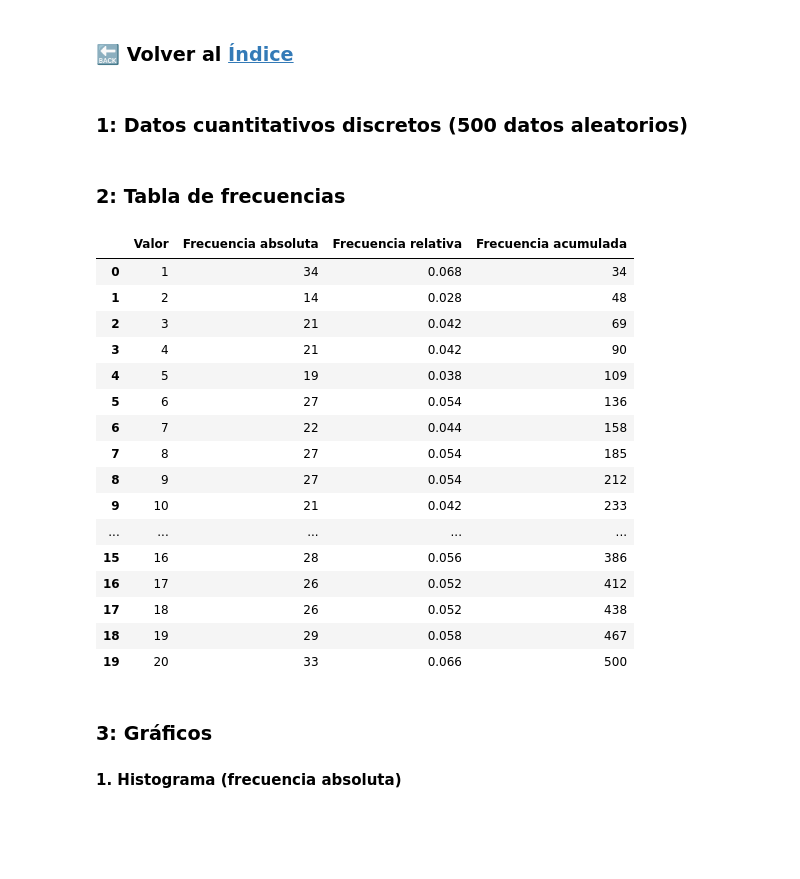
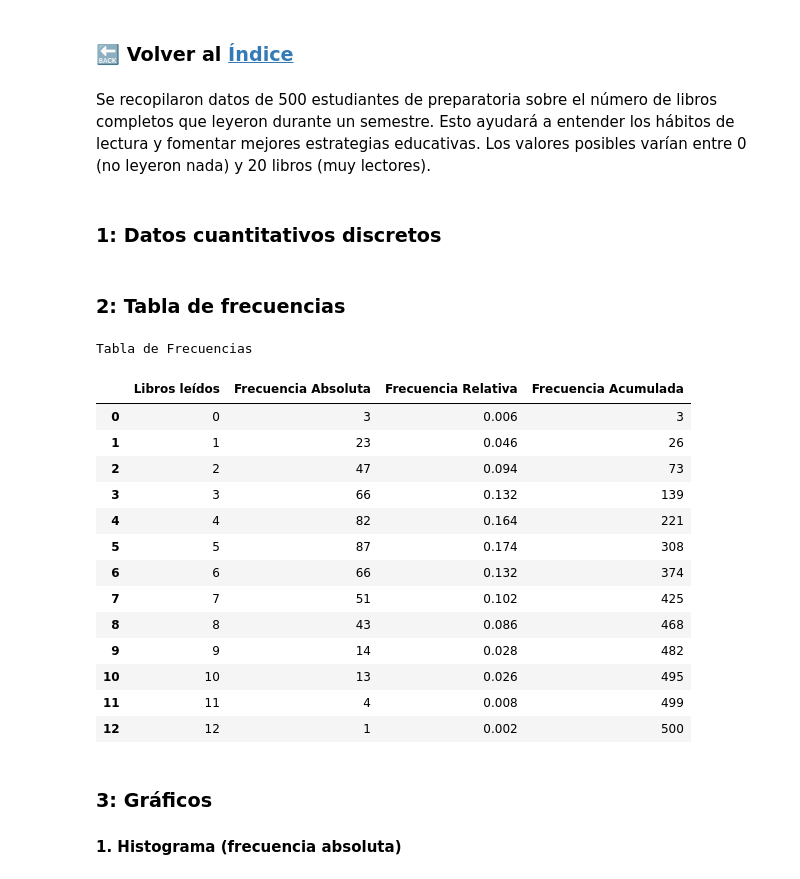
Before and after one commit to D1egoXD/Tablas_Frecuencias, a Jupyter notebook: cuantitativos_discretos.ipynb, the cells around one changed output. Saved outputs shown, nothing was run; the diff lists cells and outputs as text; code cells hidden in the pictures; blank space fills up the shorter version.

```diff
--- a/cuantitativos_discretos.ipynb
+++ b/cuantitativos_discretos.ipynb
@@ -1,48 +1,57 @@
 # %% [markdown]
 ### 🔙 Volver al [Índice](./Indice_Tablas_Frecuencias.ipynb)
+# %% [markdown]
+Se recopilaron datos de 500 estudiantes de preparatoria sobre el número de libros completos que leyeron durante un semestre. Esto ayudará a entender los hábitos de lectura y fomentar mejores estrategias educativas.
+Los valores posibles varían entre 0 (no leyeron nada) y 20 libros (muy lectores).
 # %% [markdown]
-### 1: Datos cuantitativos discretos (500 datos aleatorios)
+### 1: Datos cuantitativos discretos
 # %%
 import numpy as np
 import pandas as pd
 import matplotlib.pyplot as plt
 
-# Generar 500 datos aleatorios enteros entre 1 y 20 (puedes ajustar el rango)
-datos = np.random.randint(1, 21, size=500)
+# Configuración estética
+plt.style.use('ggplot')
+
+# Generar 500 datos aleatorios (número de libros leídos)
+np.random.seed(42)  # Para reproducibilidad
+datos = np.random.poisson(lam=5, size=500)  # Media ~5 libros
+datos = np.clip(datos, 0, 20)  # Limitar a entre 0 y 20 libros
 # %% [markdown]
 ### 2: Tabla de frecuencias
 # %%
+# Crear tabla de frecuencias
 tabla = pd.Series(datos).value_counts().sort_index()
 frecuencia_absoluta = tabla
-frecuencia_relativa = tabla / len(datos)
-frecuencia_acumulada = frecuencia_absoluta.cumsum()
+frecuencia_relativa = (tabla / tabla.sum()).round(4)
+frecuencia_acumulada = tabla.cumsum()
 
-df_frecuencias = pd.DataFrame({
-    'Valor': tabla.index,
-    'Frecuencia absoluta': frecuencia_absoluta.values,
-    'Frecuencia relativa': frecuencia_relativa.values,
-    'Frecuencia acumulada': frecuencia_acumulada.values
+# Mostrar tabla
+tabla_frecuencias = pd.DataFrame({
+    "Libros leídos": tabla.index,
+    "Frecuencia Absoluta": frecuencia_absoluta.values,
+    "Frecuencia Relativa": frecuencia_relativa.values,
+    "Frecuencia Acumulada": frecuencia_acumulada.values
 })
 
-df_frecuencias
+print("Tabla de Frecuencias")
+display(tabla_frecuencias)
 # %% [output]
+Tabla de Frecuencias
-|  | Valor | Frecuencia absoluta | Frecuencia relativa | Frecuencia acumulada |
-| 0 | 1 | 34 | 0.068 | 34 |
-| 1 | 2 | 14 | 0.028 | 48 |
-| 2 | 3 | 21 | 0.042 | 69 |
-| 3 | 4 | 21 | 0.042 | 90 |
-| 4 | 5 | 19 | 0.038 | 109 |
-| 5 | 6 | 27 | 0.054 | 136 |
-| 6 | 7 | 22 | 0.044 | 158 |
-| 7 | 8 | 27 | 0.054 | 185 |
-| 8 | 9 | 27 | 0.054 | 212 |
-| 9 | 10 | 21 | 0.042 | 233 |
-| ... | ... | ... | ... | ... |
-| 15 | 16 | 28 | 0.056 | 386 |
-| 16 | 17 | 26 | 0.052 | 412 |
-| 17 | 18 | 26 | 0.052 | 438 |
-| 18 | 19 | 29 | 0.058 | 467 |
-| 19 | 20 | 33 | 0.066 | 500 |
+|  | Libros leídos | Frecuencia Absoluta | Frecuencia Relativa | Frecuencia Acumulada |
+| 0 | 0 | 3 | 0.006 | 3 |
+| 1 | 1 | 23 | 0.046 | 26 |
+| 2 | 2 | 47 | 0.094 | 73 |
+| 3 | 3 | 66 | 0.132 | 139 |
+| 4 | 4 | 82 | 0.164 | 221 |
+| 5 | 5 | 87 | 0.174 | 308 |
+| 6 | 6 | 66 | 0.132 | 374 |
+| 7 | 7 | 51 | 0.102 | 425 |
+| 8 | 8 | 43 | 0.086 | 468 |
+| 9 | 9 | 14 | 0.028 | 482 |
+| 10 | 10 | 13 | 0.026 | 495 |
+| 11 | 11 | 4 | 0.008 | 499 |
+| 12 | 12 | 1 | 0.002 | 500 |
 # %% [markdown]
 ### 3: Gráficos
 #### 1. Histograma (frecuencia absoluta)
```
Also changed, not shown: parts of 9 cells of this notebook.
